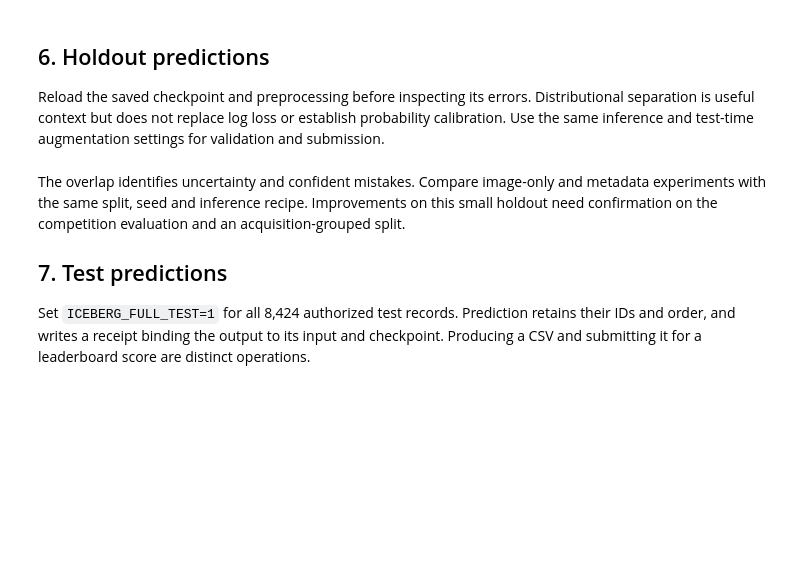
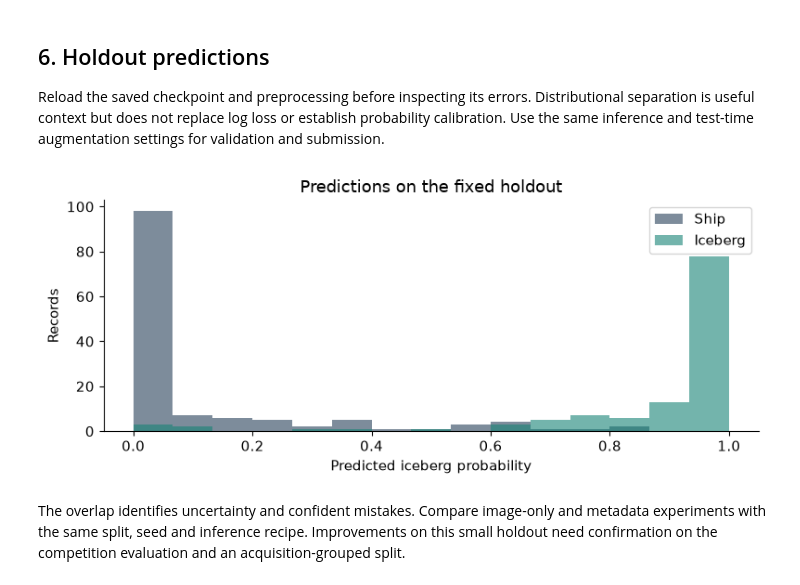
Before and after one commit to cttsai1985/Kaggle-Statoil-Iceberg-Classifier-ConvNets, a Jupyter notebook: notebooks/01-method-and-rerun.ipynb, the cells around one changed output. Cells and saved outputs as stored; diff of their text form; code cells hidden in the pictures; blank space fills up the shorter version.

```diff
--- a/notebooks/01-method-and-rerun.ipynb
+++ b/notebooks/01-method-and-rerun.ipynb
@@ -132,24 +195,23 @@ Use the same inference and test-time augmentation settings for validation and su
 # %%
 reloaded = evaluate(RUN_DIR / "model.pt", DATA_DIR / "train.json")
 assert abs(reloaded["validation_log_loss"] - metrics["validation_log_loss"]) < 1e-5
 with (RUN_DIR / "validation.csv").open() as stream:
     rows = list(csv.DictReader(stream))
 fig, ax = plt.subplots()
 for target, label, color in [(0, "Ship", "#263f59"), (1, "Iceberg", "#168376")]:
     values = [float(r["probability"]) for r in rows if int(r["target"]) == target]
     ax.hist(values, bins=np.linspace(0, 1, 16), alpha=0.6, label=label, color=color)
-ax.set(title="Predictions on the fixed holdout", xlabel="Predicted iceberg probability",
-       ylabel="Records")
+ax.set(
+    title="Predictions on the fixed holdout",
+    xlabel="Predicted iceberg probability",
+    ylabel="Records",
+)
 ax.legend()
 fig.tight_layout()
 plt.show()
+# %% [output]
+[figure, added]
 # %% [markdown]
 The overlap identifies uncertainty and confident mistakes. Compare image-only and metadata
 experiments with the same split, seed and inference recipe. Improvements on this small holdout
 need confirmation on the competition evaluation and an acquisition-grouped split.
-
-## 7. Test predictions
-
-Set `ICEBERG_FULL_TEST=1` for all 8,424 authorized test records. Prediction retains their IDs and
-order, and writes a receipt binding the output to its input and checkpoint. Producing a CSV and
-submitting it for a leaderboard score are distinct operations.
```
Also changed, not shown: parts of 11 cells of this notebook, 14 other files.
